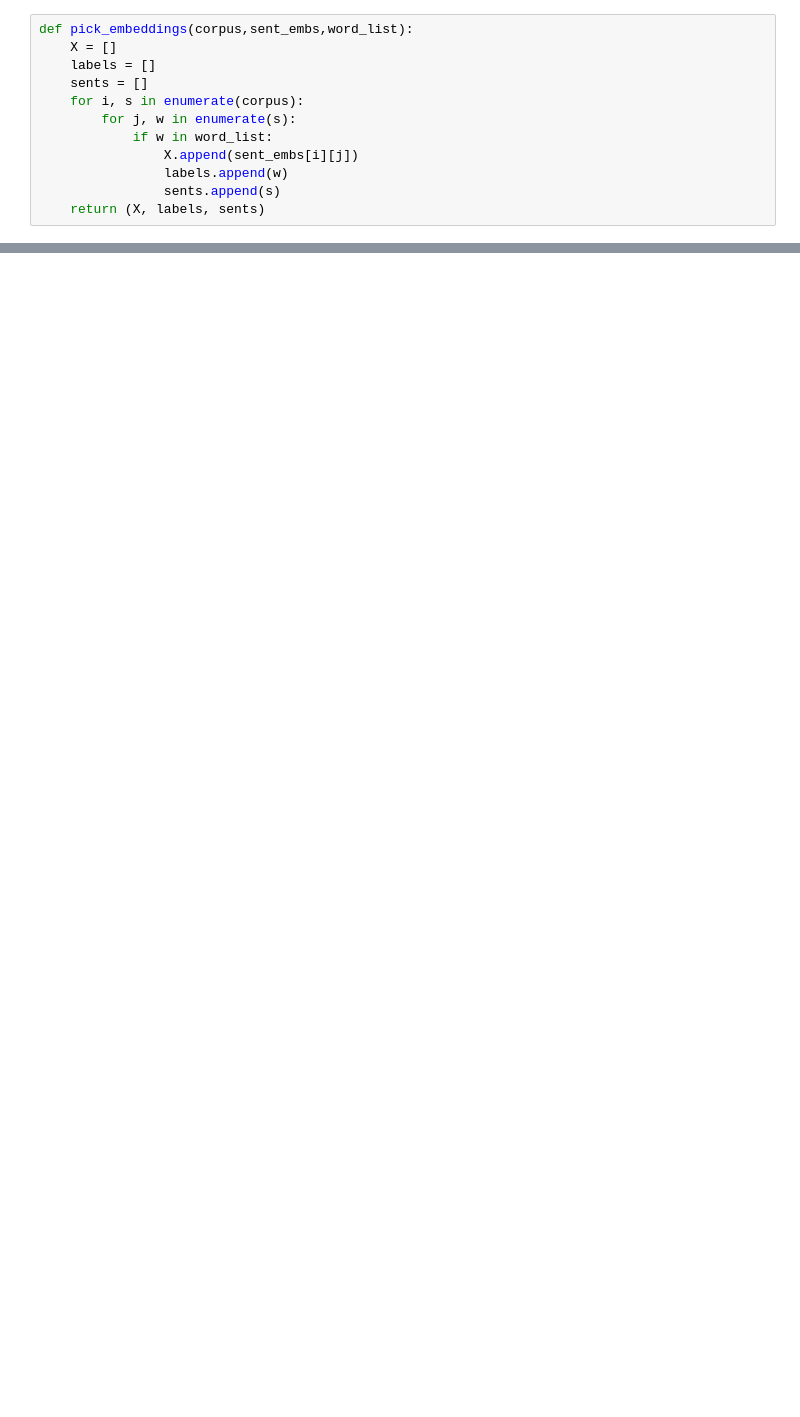
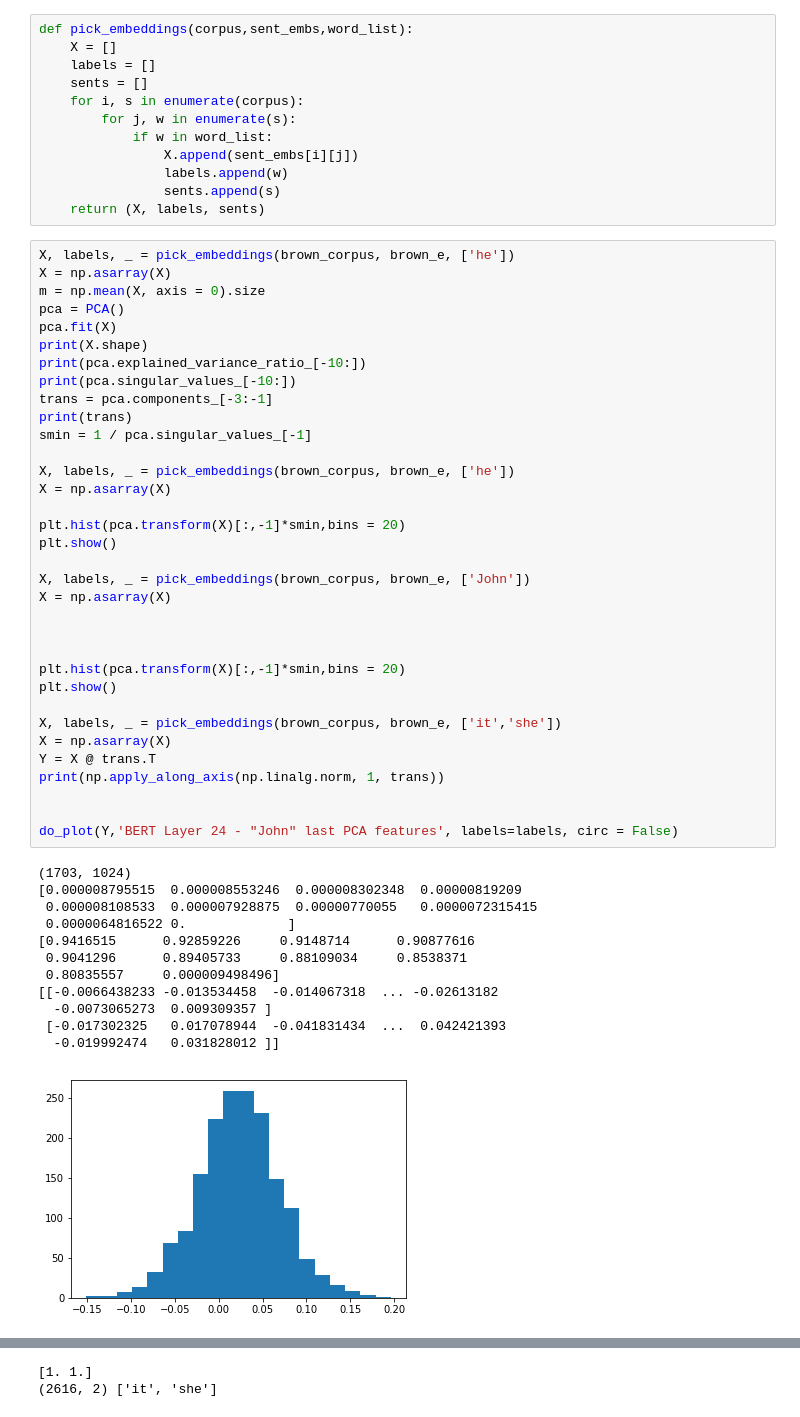
Before and after one commit to chetan-parthiban/Conceptors, a Jupyter notebook: BERT_Cosine_Similarity.ipynb, the cells around one changed output, grey strips where cells are left out. Cells and saved outputs as stored; diff of their text form; blank space fills up the shorter version.

```diff
--- a/BERT_Cosine_Similarity.ipynb
+++ b/BERT_Cosine_Similarity.ipynb
@@ -131,3 +131,50 @@ def pick_embeddings(corpus,sent_embs,word_list):
                 labels.append(w)
                 sents.append(s)
     return (X, labels, sents)
+# %%
+X, labels, _ = pick_embeddings(brown_corpus, brown_e, ['he'])
+X = np.asarray(X)
+m = np.mean(X, axis = 0).size
+pca = PCA()
+pca.fit(X)
+print(X.shape)
+print(pca.explained_variance_ratio_[-10:])
+print(pca.singular_values_[-10:])
+trans = pca.components_[-3:-1]
+print(trans)
+smin = 1 / pca.singular_values_[-1]
+
+X, labels, _ = pick_embeddings(brown_corpus, brown_e, ['he'])
+X = np.asarray(X)
+
+plt.hist(pca.transform(X)[:,-1]*smin,bins = 20)
+plt.show()
+
+X, labels, _ = pick_embeddings(brown_corpus, brown_e, ['John'])
+X = np.asarray(X)
+
+
+
+plt.hist(pca.transform(X)[:,-1]*smin,bins = 20)
+plt.show()
+
+X, labels, _ = pick_embeddings(brown_corpus, brown_e, ['it','she'])
+X = np.asarray(X)
+Y = X @ trans.T
+print(np.apply_along_axis(np.linalg.norm, 1, trans))
+
+
+do_plot(Y,'BERT Layer 24 - "John" last PCA features', labels=labels, circ = False)
+# %% [output]
+(1703, 1024)
+[0.000008795515  0.000008553246  0.000008302348  0.00000819209
+ 0.000008108533  0.000007928875  0.00000770055   0.0000072315415
+ 0.0000064816522 0.             ]
+[0.9416515      0.92859226     0.9148714      0.90877616
+ 0.9041296      0.89405733     0.88109034     0.8538371
+ 0.80835557     0.000009498496]
+[[-0.0066438233 -0.013534458  -0.014067318  ... -0.02613182
+  -0.0073065273  0.009309357 ]
+ [-0.017302325   0.017078944  -0.041831434  ...  0.042421393
+  -0.019992474   0.031828012 ]]
+[figure, added]
@@ -133,0 +182,2 @@ def pick_embeddings(corpus,sent_embs,word_list):
+[1. 1.]
+(2616, 2) ['it', 'she']
```
Also changed, not shown: parts of 9 cells of this notebook.
